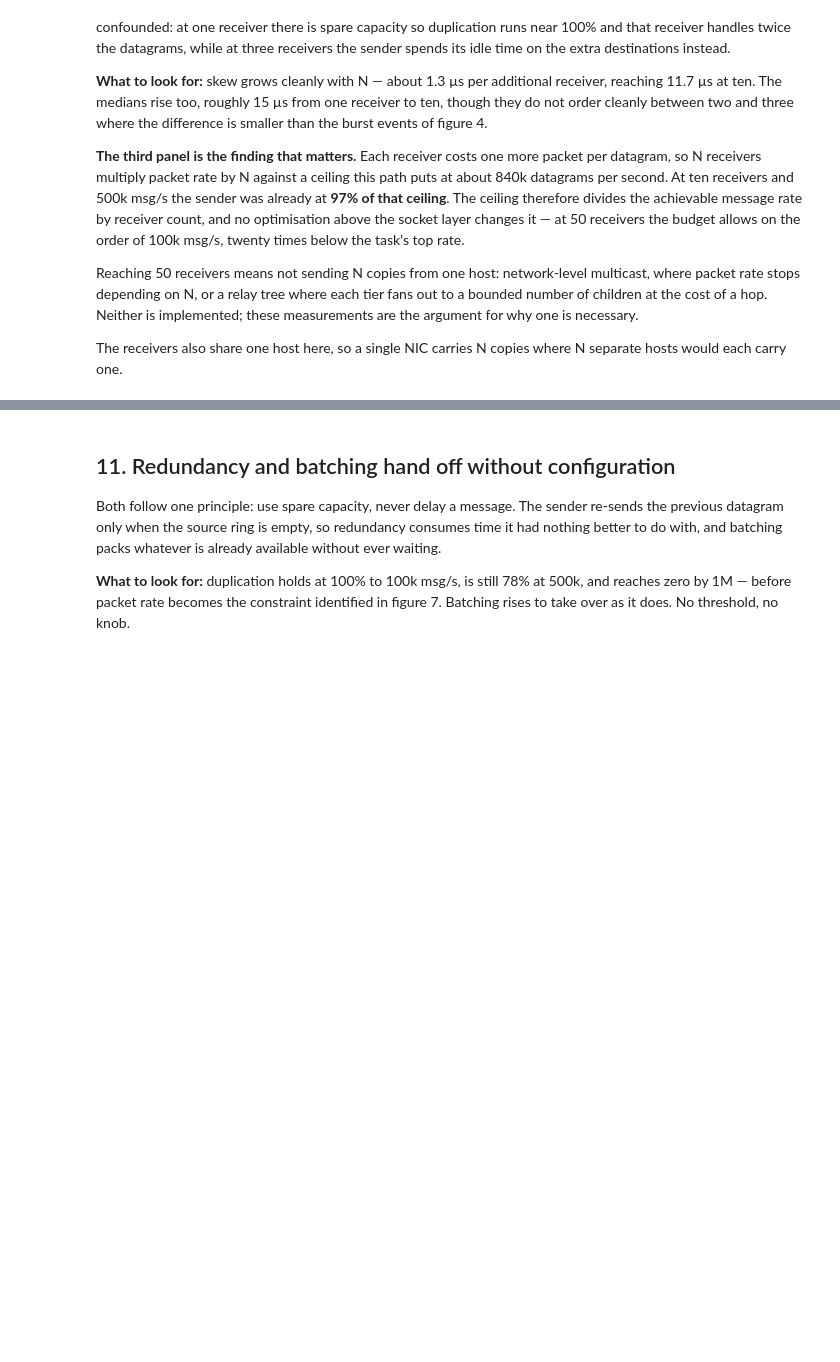
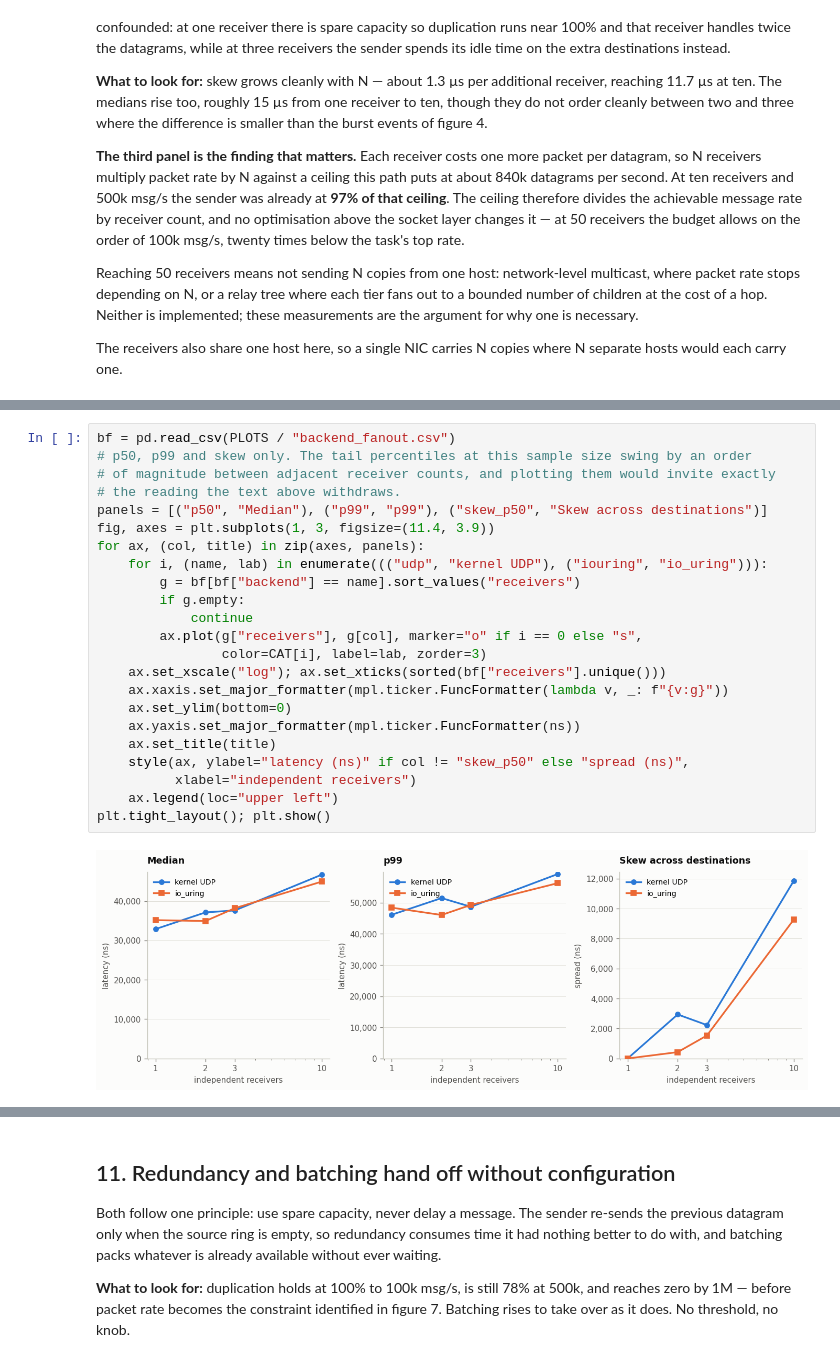
Before and after one commit to OxFEE1DEAD/spectral-hackathon-2026, a Jupyter notebook: analysis.ipynb, the cells around one changed output, grey strips where cells are left out. Drawn from its saved outputs; the diff is of its cells as text; blank space fills up the shorter version.

```diff
--- a/analysis.ipynb
+++ b/analysis.ipynb
@@ -795,0 +1000,25 @@ Table 9 - connected sockets, on both median and skew
+# %%
+bf = pd.read_csv(PLOTS / "backend_fanout.csv")
+# p50, p99 and skew only. The tail percentiles at this sample size swing by an order
+# of magnitude between adjacent receiver counts, and plotting them would invite exactly
+# the reading the text above withdraws.
+panels = [("p50", "Median"), ("p99", "p99"), ("skew_p50", "Skew across destinations")]
+fig, axes = plt.subplots(1, 3, figsize=(11.4, 3.9))
+for ax, (col, title) in zip(axes, panels):
+    for i, (name, lab) in enumerate((("udp", "kernel UDP"), ("iouring", "io_uring"))):
+        g = bf[bf["backend"] == name].sort_values("receivers")
+        if g.empty:
+            continue
+        ax.plot(g["receivers"], g[col], marker="o" if i == 0 else "s",
+                color=CAT[i], label=lab, zorder=3)
+    ax.set_xscale("log"); ax.set_xticks(sorted(bf["receivers"].unique()))
+    ax.xaxis.set_major_formatter(mpl.ticker.FuncFormatter(lambda v, _: f"{v:g}"))
+    ax.set_ylim(bottom=0)
+    ax.yaxis.set_major_formatter(mpl.ticker.FuncFormatter(ns))
+    ax.set_title(title)
+    style(ax, ylabel="latency (ns)" if col != "skew_p50" else "spread (ns)",
+          xlabel="independent receivers")
+    ax.legend(loc="upper left")
+plt.tight_layout(); plt.show()
+# %% [output]
+[figure, added]
```
Also changed, not shown: parts of 38 cells of this notebook, 49 other files.
